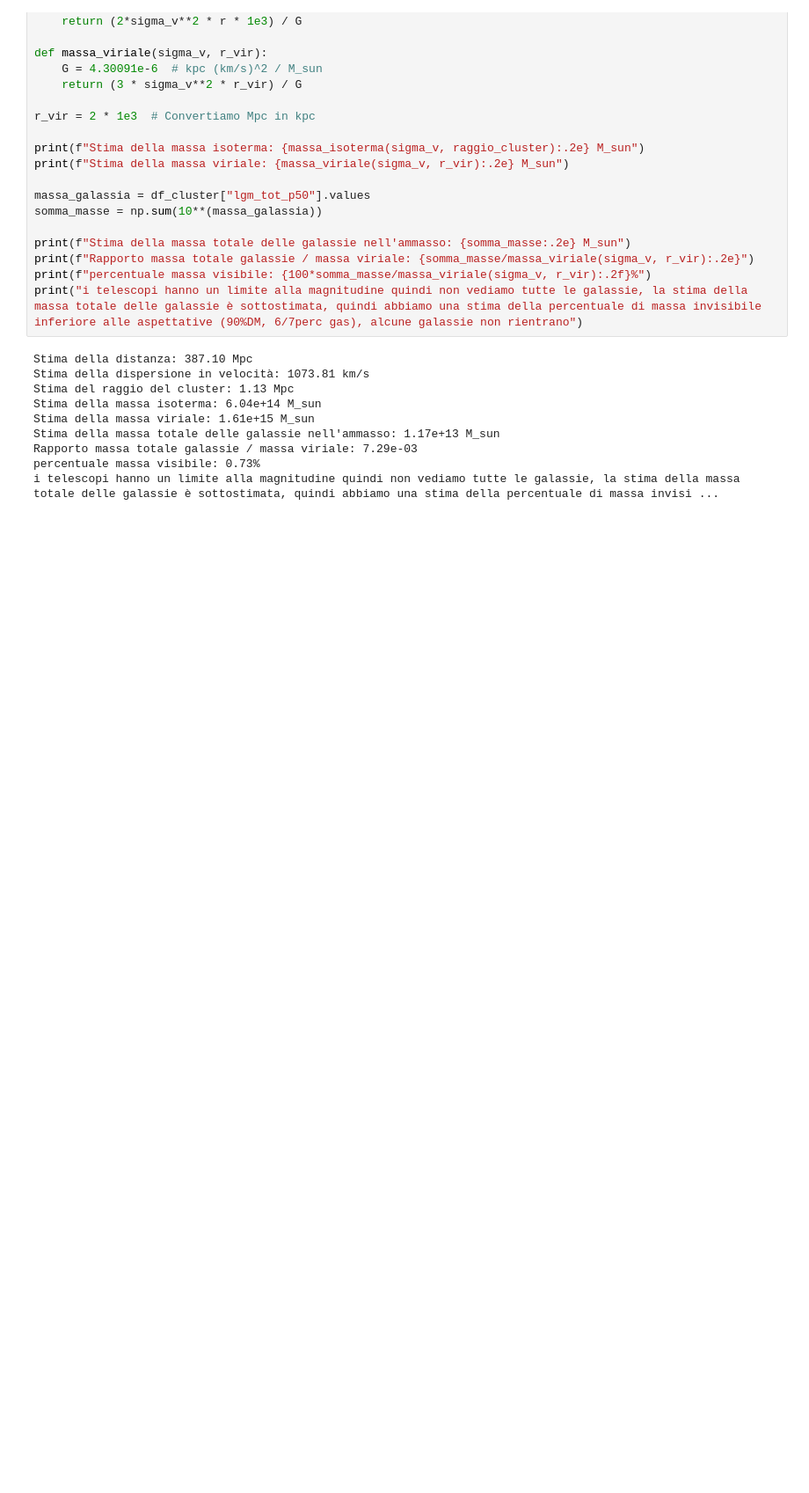
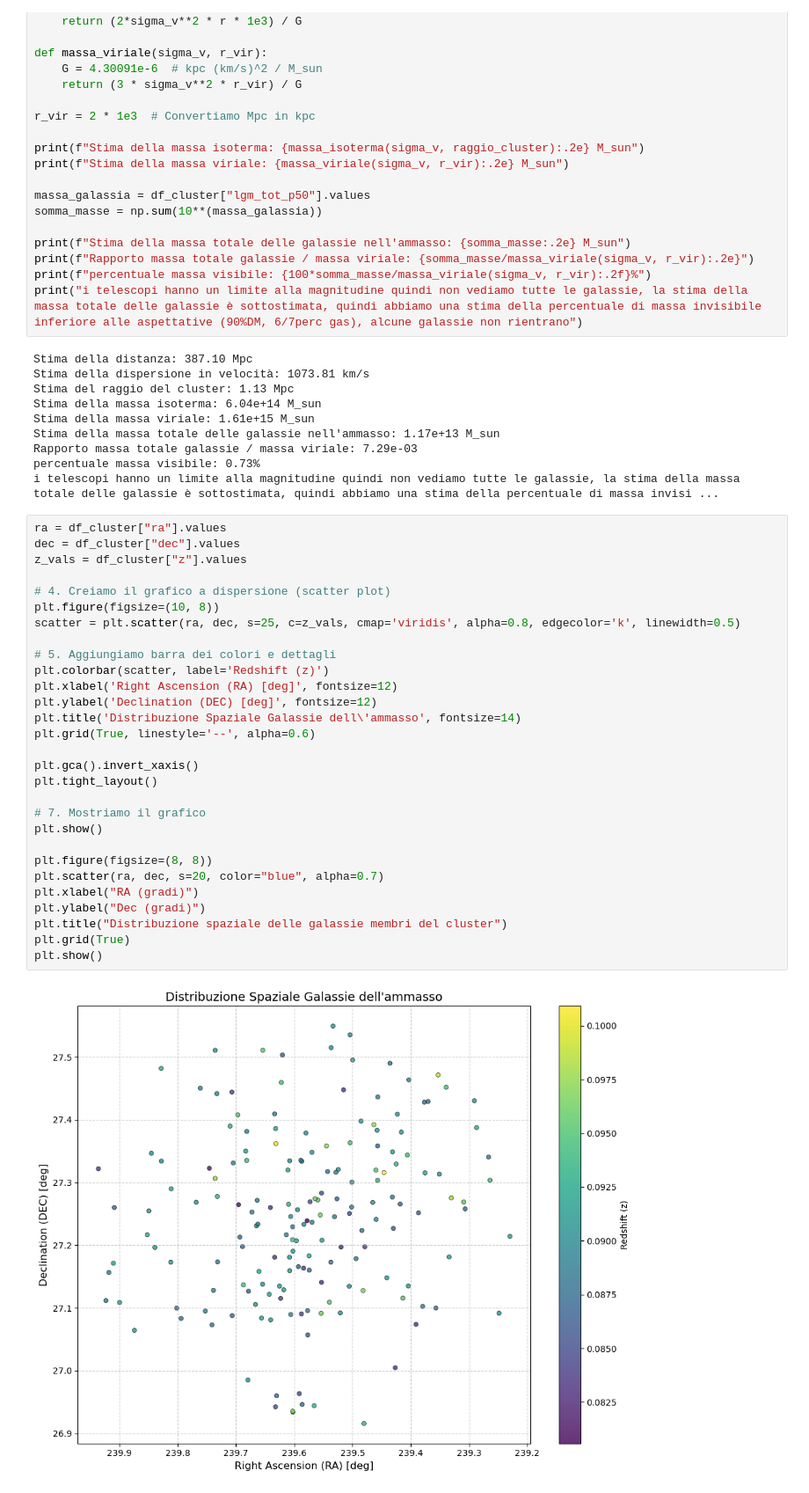
Before and after one commit to MattiaMonz/esperienza5, a Jupyter notebook: mainhm.ipynb, the cells around one changed output. Shown at 88% size. Drawn from its saved outputs; the diff is of its cells as text; blank space fills up the shorter version.

```diff
--- a/mainhm.ipynb
+++ b/mainhm.ipynb
@@ -252,3 +272,34 @@ Stima della massa totale delle galassie nell'ammasso: 1.17e+13 M_sun
 Rapporto massa totale galassie / massa viriale: 7.29e-03
 percentuale massa visibile: 0.73%
 i telescopi hanno un limite alla magnitudine quindi non vediamo tutte le galassie, la stima della massa totale delle galassie è sottostimata, quindi abbiamo una stima della percentuale di massa invisi ...
+# %%
+ra = df_cluster["ra"].values
+dec = df_cluster["dec"].values
+z_vals = df_cluster["z"].values
+
+# 4. Creiamo il grafico a dispersione (scatter plot)
+plt.figure(figsize=(10, 8))
+scatter = plt.scatter(ra, dec, s=25, c=z_vals, cmap='viridis', alpha=0.8, edgecolor='k', linewidth=0.5)
+
+# 5. Aggiungiamo barra dei colori e dettagli
+plt.colorbar(scatter, label='Redshift (z)')
+plt.xlabel('Right Ascension (RA) [deg]', fontsize=12)
+plt.ylabel('Declination (DEC) [deg]', fontsize=12)
+plt.title('Distribuzione Spaziale Galassie dell\'ammasso', fontsize=14)
+plt.grid(True, linestyle='--', alpha=0.6)
+
+plt.gca().invert_xaxis()
+plt.tight_layout()
+
+# 7. Mostriamo il grafico
+plt.show()
+
+plt.figure(figsize=(8, 8))
+plt.scatter(ra, dec, s=20, color="blue", alpha=0.7)
+plt.xlabel("RA (gradi)")
+plt.ylabel("Dec (gradi)")
+plt.title("Distribuzione spaziale delle galassie membri del cluster")
+plt.grid(True)
+plt.show()
+# %% [output]
+[figure, added]
```
Also changed, not shown: parts of 3 cells of this notebook, 7 other files.
